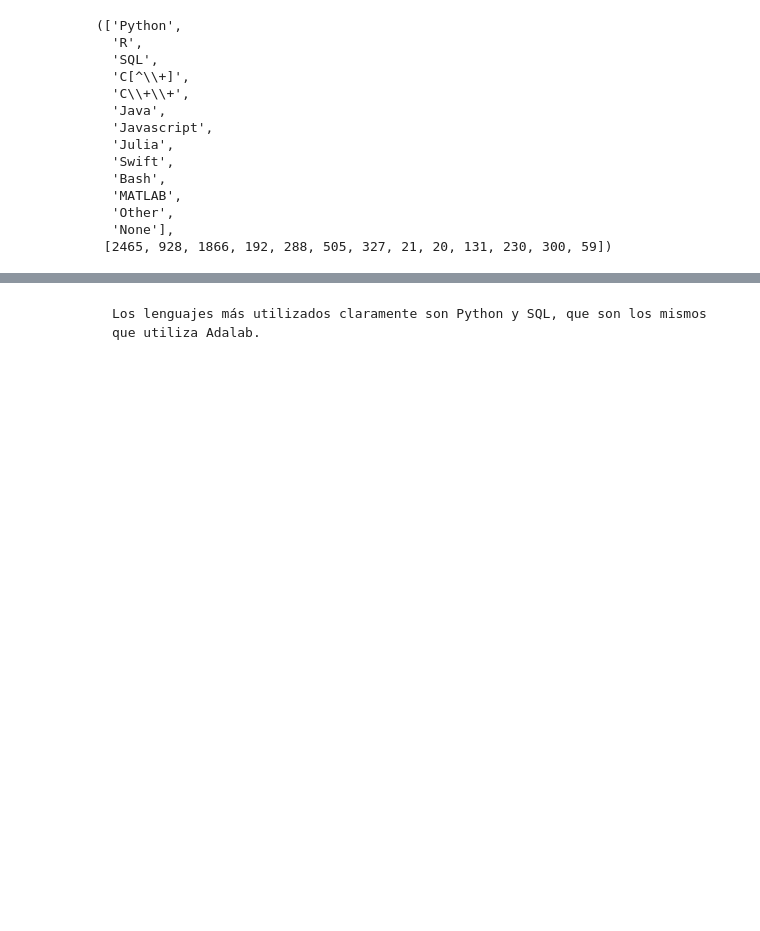
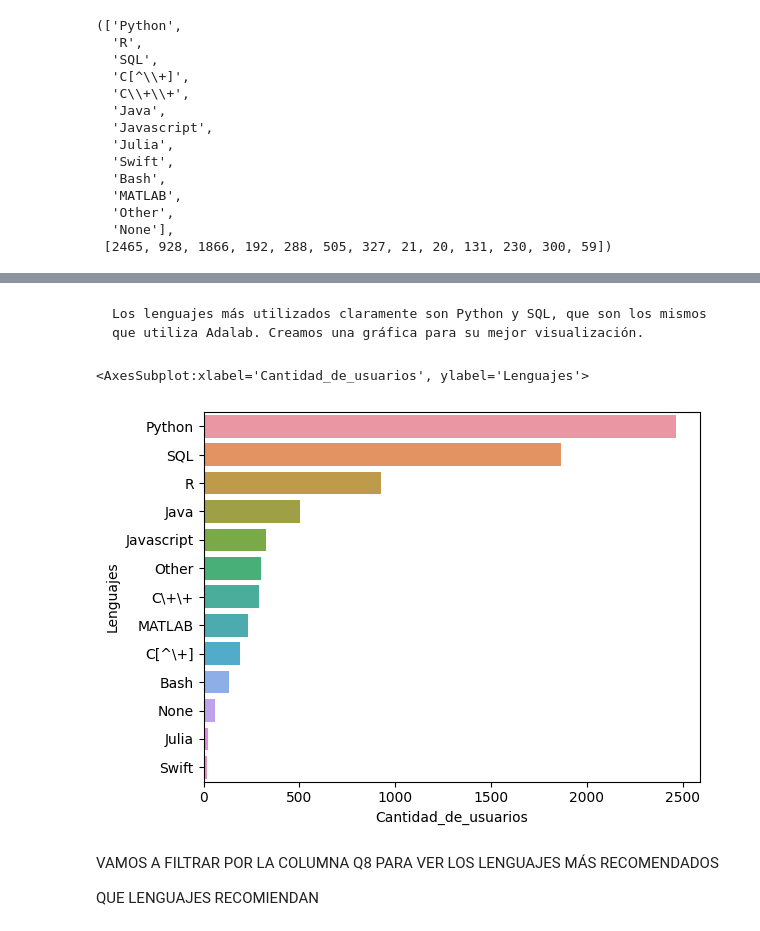
Before and after one commit to Adalab/project-da-promo-d-modulo-2-team-4, a Jupyter notebook: exploracion/limpieza de columnas.ipynb, the cells around one changed output, grey strips where cells are left out. Drawn from its saved outputs; the diff is of its cells as text; code cells hidden in the pictures; blank space fills up the shorter version.

Commit message:
limpieza columnas

```diff
--- a/exploracion/limpieza de columnas.ipynb
+++ b/exploracion/limpieza de columnas.ipynb
@@ -81,0 +82,7 @@ df_lenguajes
+# %%
+nombre_columnas = {0: "Lenguajes", 1: "Cantidad_de_usuarios"} ## cambiamos el nombre a las columnas
+# %%
+df_lenguajes.rename(columns = nombre_columnas, inplace = True)
+# %%
+df_lenguajes = df_lenguajes.sort_values(by = "Cantidad_de_usuarios", ascending = False)
+df_lenguajes
@@ -82,2 +104,11 @@ df_lenguajes
 # %% [markdown]
-    Los lenguajes más utilizados claramente son Python y SQL, que son los mismos que utiliza Adalab.
+    Los lenguajes más utilizados claramente son Python y SQL, que son los mismos que utiliza Adalab. Creamos una gráfica para su mejor visualización.
+# %%
+sns.barplot(data = df_lenguajes, x='Cantidad_de_usuarios', y = "Lenguajes"  )
+# %% [output]
+<AxesSubplot:xlabel='Cantidad_de_usuarios', ylabel='Lenguajes'>
+[figure, added]
+# %% [markdown]
+VAMOS A FILTRAR POR LA COLUMNA Q8 PARA VER LOS LENGUAJES MÁS RECOMENDADOS
+
+QUE LENGUAJES RECOMIENDAN
```
Also changed, not shown: parts of 16 cells of this notebook.
